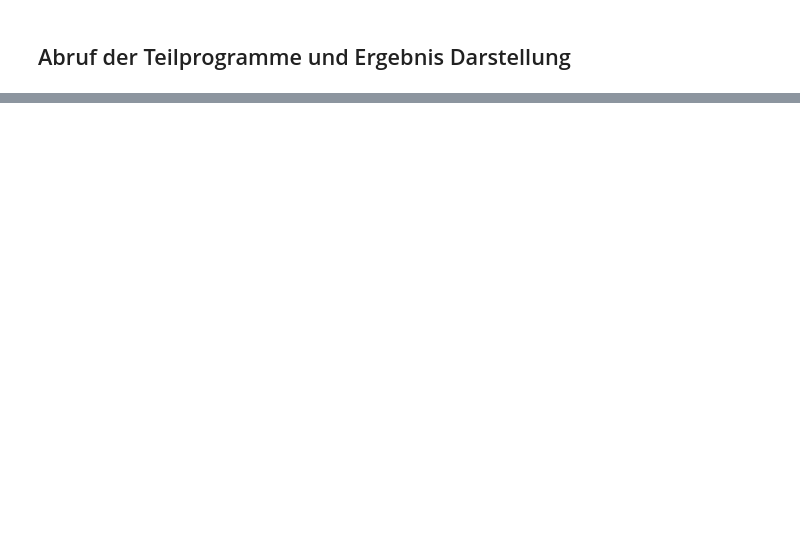
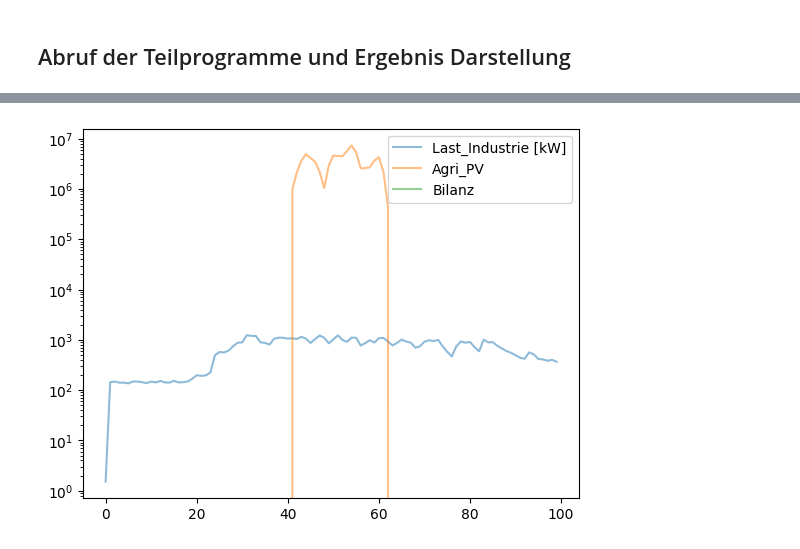
Before and after one commit to moend95/IEEJ-energy_system_modelling, a Jupyter notebook: merge_teilprojekte_test/run_merge_jup.ipynb, the cells around one changed output, grey strips where cells are left out. Saved outputs shown, nothing was run; the diff lists cells and outputs as text; code cells hidden in the pictures; blank space fills up the shorter version.

```diff
--- a/merge_teilprojekte_test/run_merge_jup.ipynb
+++ b/merge_teilprojekte_test/run_merge_jup.ipynb
@@ -338,3 +357,9 @@ res_df.drop(columns='Agri_PV').plot()
+# %%
+res_df.drop(columns='Windschutzwand')[0:100].plot(alpha=0.5)
+plt.yscale("log")
+plt.show()
+# %% [output]
+[figure, added]
 # %%
 print(df_industrie)
 # %% [output]
```
Also changed, not shown: parts of 13 cells of this notebook, 3 other files.
